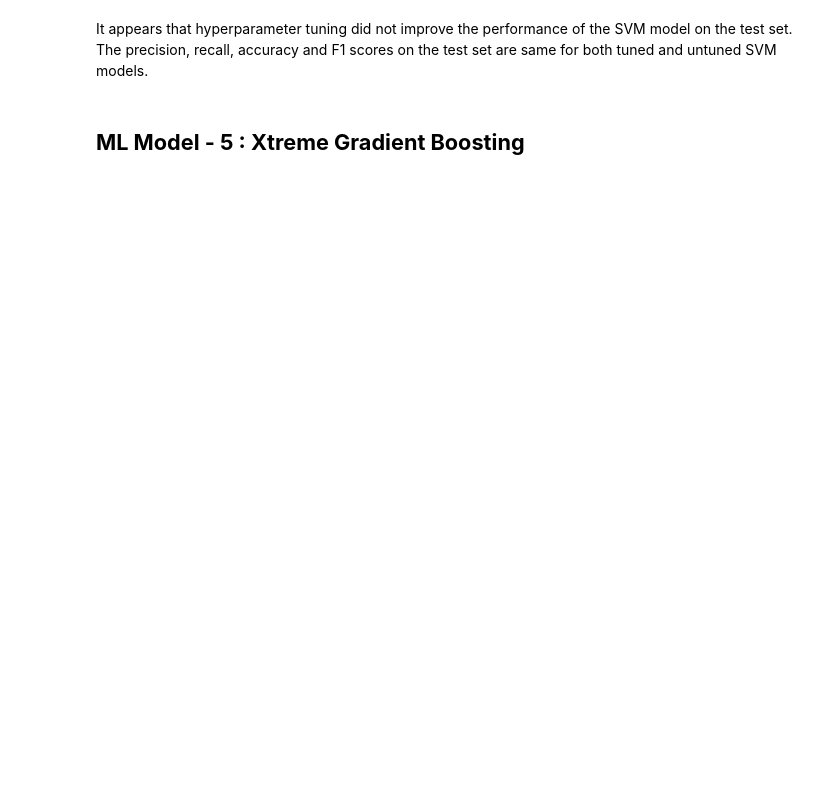
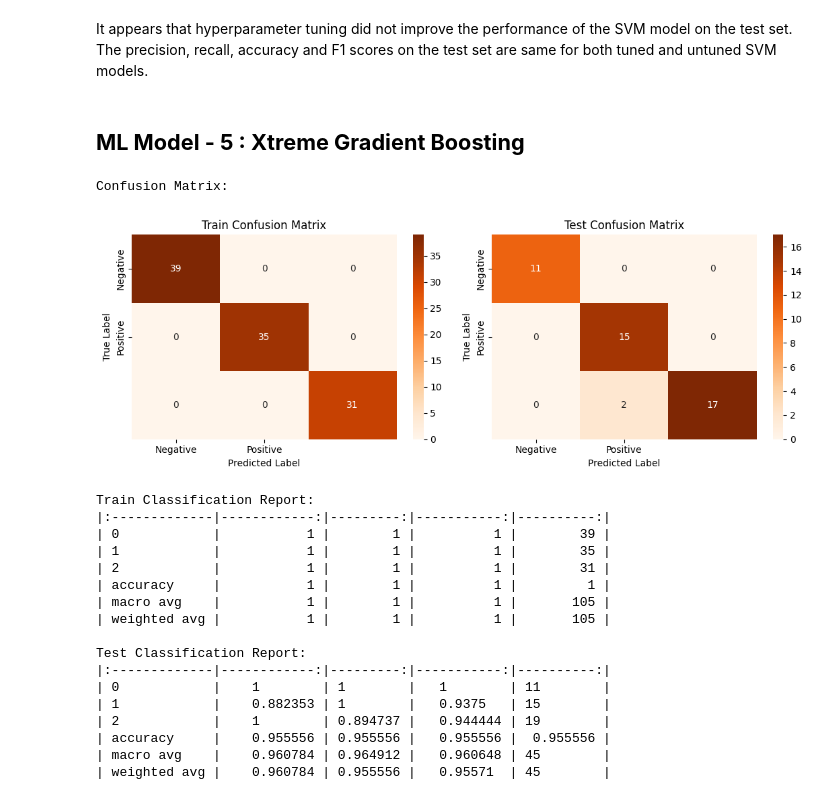
Before and after one commit to rsys-adsingh/Classification, a Jupyter notebook: ClassificationAlgo.ipynb, the cells around one changed output. Cells and saved outputs as stored; diff of their text form; code cells hidden in the pictures; blank space fills up the shorter version.

```diff
--- a/ClassificationAlgo.ipynb
+++ b/ClassificationAlgo.ipynb
@@ -862,3 +864,31 @@ score
 It appears that hyperparameter tuning did not improve the performance of the SVM model on the test set. The precision, recall, accuracy and F1 scores on the test set are same for both tuned and untuned SVM models.
 # %% [markdown]
 ## **ML Model - 5 : Xtreme Gradient Boosting**
+# %%
+# ML Model - 5 Implementation
+xgb_model = xgb.XGBClassifier()
+
+# Model is trained (fit) and predicted in the evaluate model
+# %%
+# Visualizing evaluation Metric Score chart
+xgb_score = evaluate_model(xgb_model, x_train, x_test, y_train, y_test)
+# %% [output]
+Confusion Matrix:
+[figure, added]
+Train Classification Report:
+|:-------------|------------:|---------:|-----------:|----------:|
+| 0            |           1 |        1 |          1 |        39 |
+| 1            |           1 |        1 |          1 |        35 |
+| 2            |           1 |        1 |          1 |        31 |
+| accuracy     |           1 |        1 |          1 |         1 |
+| macro avg    |           1 |        1 |          1 |       105 |
+| weighted avg |           1 |        1 |          1 |       105 |
+
+Test Classification Report:
+|:-------------|------------:|---------:|-----------:|----------:|
+| 0            |    1        | 1        |   1        | 11        |
+| 1            |    0.882353 | 1        |   0.9375   | 15        |
+| 2            |    1        | 0.894737 |   0.944444 | 19        |
+| accuracy     |    0.955556 | 0.955556 |   0.955556 |  0.955556 |
+| macro avg    |    0.960784 | 0.964912 |   0.960648 | 45        |
+| weighted avg |    0.960784 | 0.955556 |   0.95571  | 45        |
```
Also changed, not shown: parts of 70 cells of this notebook.
